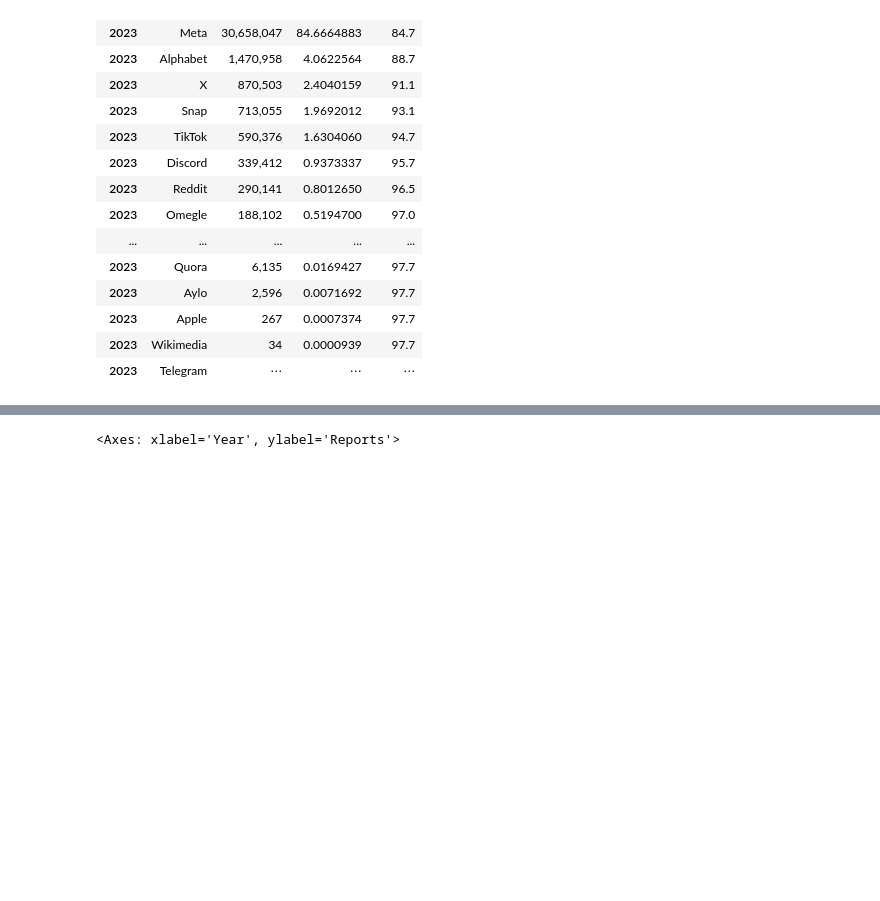
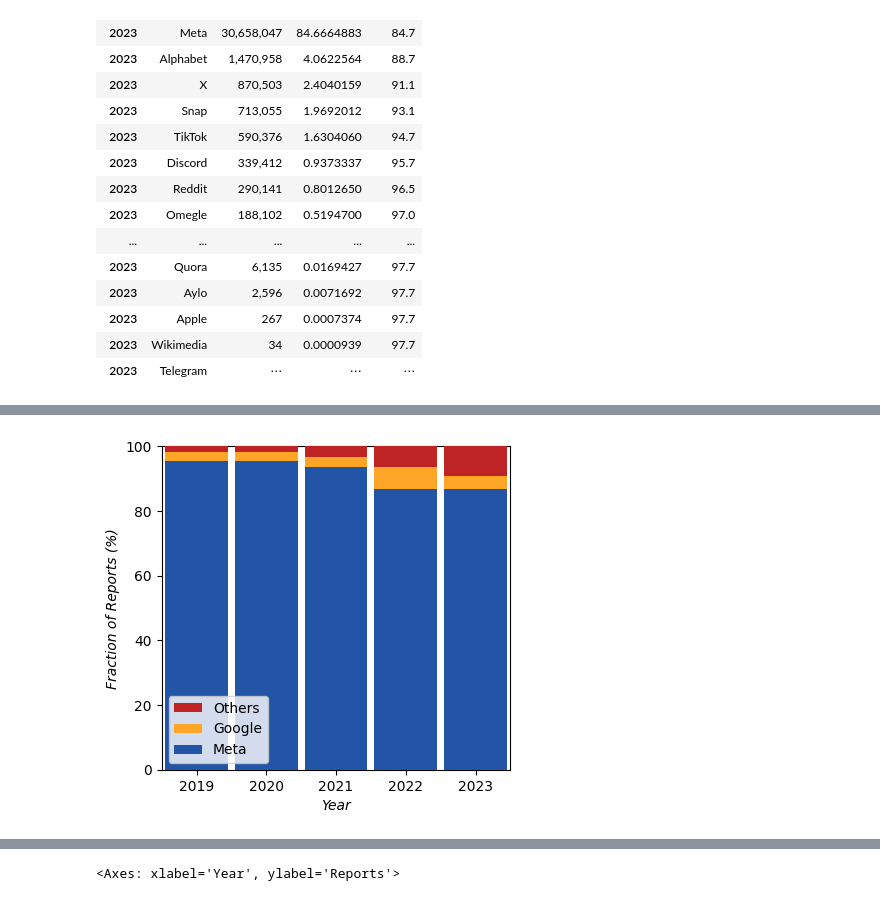
Before and after one commit to apparebit/diaphanous, a Jupyter notebook: analysis/platform.ipynb, the cells around one changed output, grey strips where cells are left out. Cells and saved outputs as stored; diff of their text form; code cells hidden in the pictures; blank space fills up the shorter version.

```diff
--- a/analysis/platform.ipynb
+++ b/analysis/platform.ipynb
@@ -188 +245,28 @@ Social Media by CSAM Reports Filed in 2023
+# %%
+COLORS = ["#2355a6", "#ffa628", "#be2423", "#be2423"]
+
+def plot(data, ax, colors):
+    data.plot.bar(
+        ax=ax,
+        stacked=True,
+        zorder=3,
+        width=0.9,
+        color = colors,
+        figsize=[4.5, 4.2],
+    )
+    ax.set_xlim(-0.5, 4.5)
+    ax.set_xlabel('Year', fontstyle='italic')
+    ax.set_ylabel('Fraction of Reports (%)', fontstyle='italic')
+    ax.tick_params(axis='x', labelrotation=0)
+    ax.set_ylim(top=100)
+
+    handles, labels = ax.get_legend_handles_labels()
+    ax.legend(handles[::-1], labels[::-1])
+
+fig, ax = plt.subplots()
+plot(data, ax, COLORS)
+
+fig.savefig('../figure/platforms-share.svg')
+# %% [output]
+[figure, added]
 # %%
```
Also changed, not shown: parts of 11 cells of this notebook, 8 other files.
